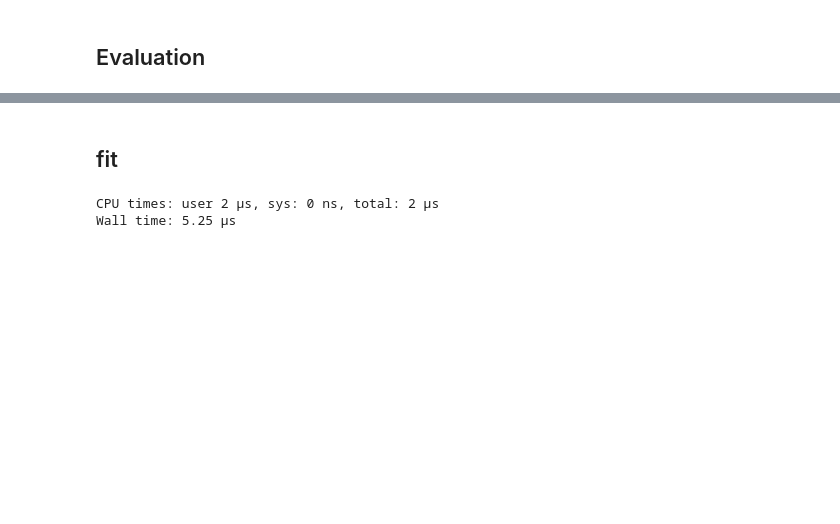
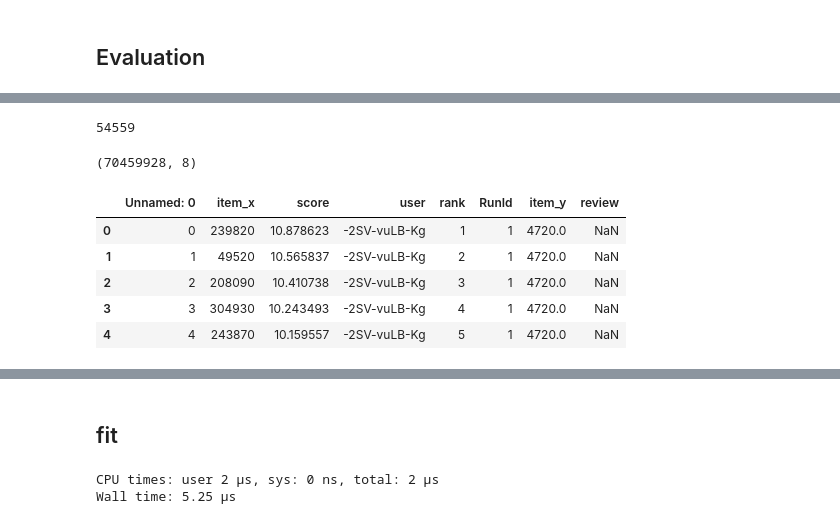
Before and after one commit to amprova/WE_research, a Jupyter notebook: tf_idf_all_users.ipynb, the cells around one changed output, grey strips where cells are left out. Cells and saved outputs as stored; diff of their text form; code cells hidden in the pictures; blank space fills up the shorter version.

```diff
--- a/tf_idf_all_users.ipynb
+++ b/tf_idf_all_users.ipynb
@@ -269,0 +310,21 @@ def ndcg(file_name, truth):
+# %%
+a = set(truth['user'])
+b = set(recs['user'])
+gadha = a.difference(b)
+len(gadha)
+# %% [output]
+54559
+# %%
+user_item_rev = user_games_list[user_games_list['item'].isin(list(item_butNot_rev))]
+user_item_rev.head()
+# %% [output]
+(70459928, 8)
+# %%
+res.head()
+# %% [output]
+|  | Unnamed: 0 | item_x | score | user | rank | RunId | item_y | review |
+| 0 | 0 | 239820 | 10.878623 | -2SV-vuLB-Kg | 1 | 1 | 4720.0 | NaN |
+| 1 | 1 | 49520 | 10.565837 | -2SV-vuLB-Kg | 2 | 1 | 4720.0 | NaN |
+| 2 | 2 | 208090 | 10.410738 | -2SV-vuLB-Kg | 3 | 1 | 4720.0 | NaN |
+| 3 | 3 | 304930 | 10.243493 | -2SV-vuLB-Kg | 4 | 1 | 4720.0 | NaN |
+| 4 | 4 | 243870 | 10.159557 | -2SV-vuLB-Kg | 5 | 1 | 4720.0 | NaN |
```
Also changed, not shown: parts of 24 cells of this notebook, 2 other files.
